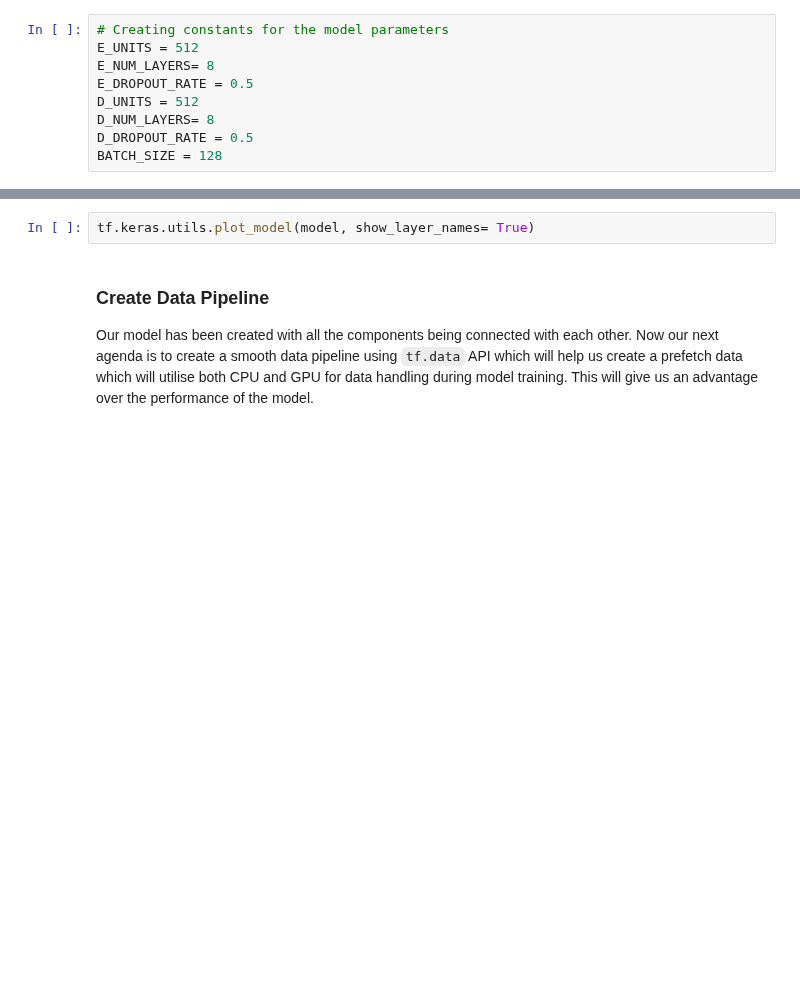
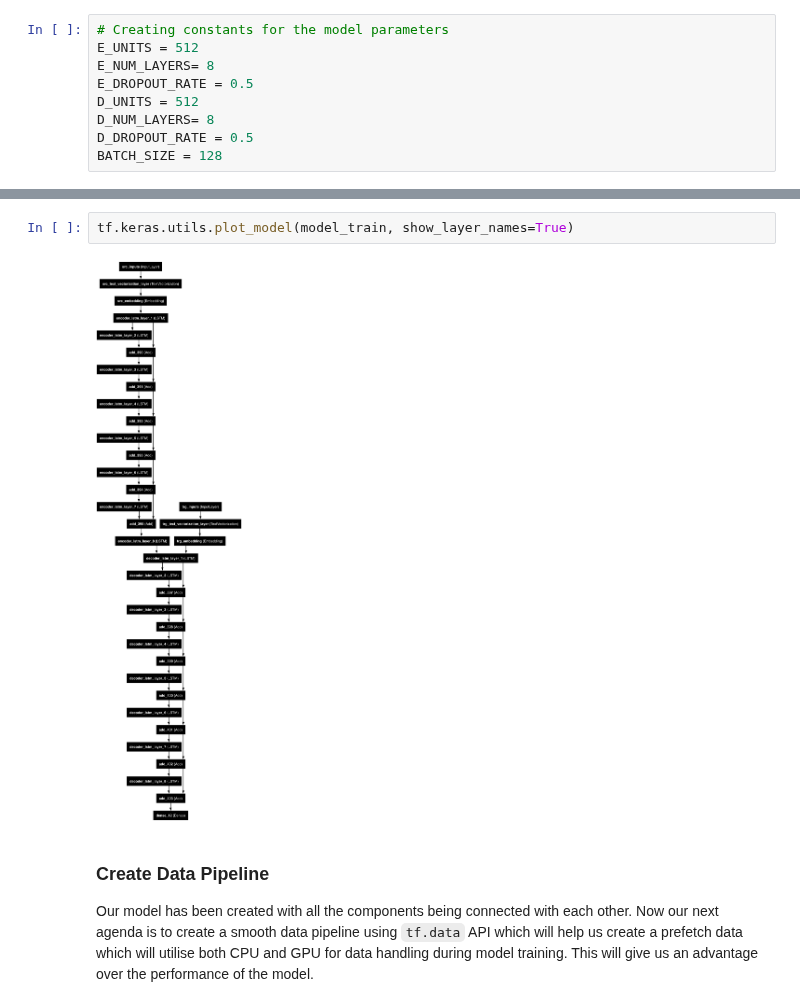
Before and after one commit to klsharma22/EncoderDecoderExp, a Jupyter notebook: NMT_v_1.1.ipynb, the cells around one changed output, grey strips where cells are left out. Drawn from its saved outputs; the diff is of its cells as text; blank space fills up the shorter version.

Commit message:
Recreating the entire model using Functional API

```diff
--- a/NMT_v_1.1.ipynb
+++ b/NMT_v_1.1.ipynb
@@ -459,5 +525,7 @@ Could not automatically infer the output shape / dtype of 'encoder_layer' (of ty
 # %%
-tf.keras.utils.plot_model(model, show_layer_names= True)
+tf.keras.utils.plot_model(model_train, show_layer_names=True)
+# %% [output]
+[figure, added]
 # %% [markdown]
 ### Create Data Pipeline
 
```
Also changed, not shown: parts of 13 cells of this notebook.
